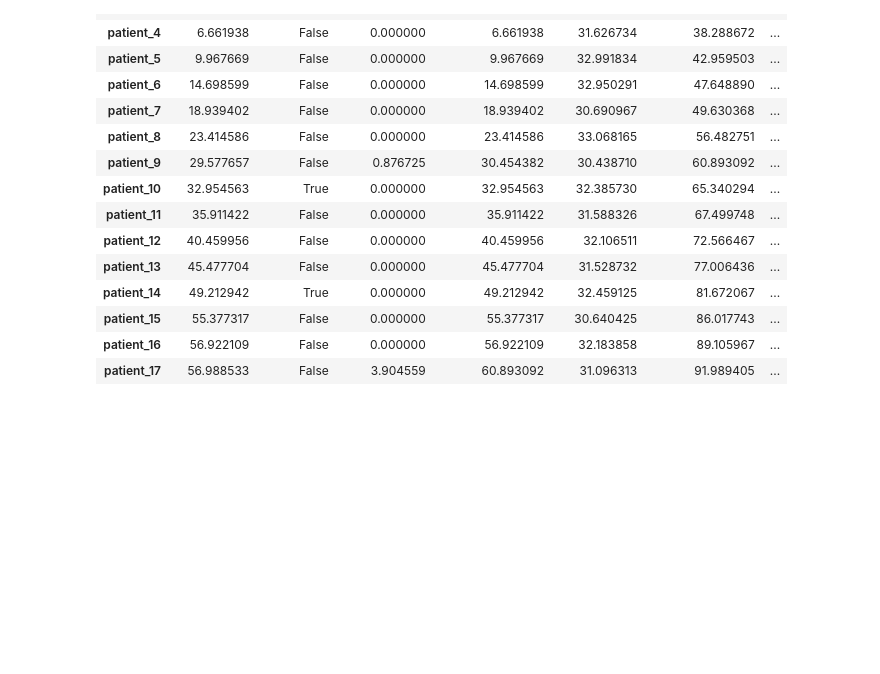
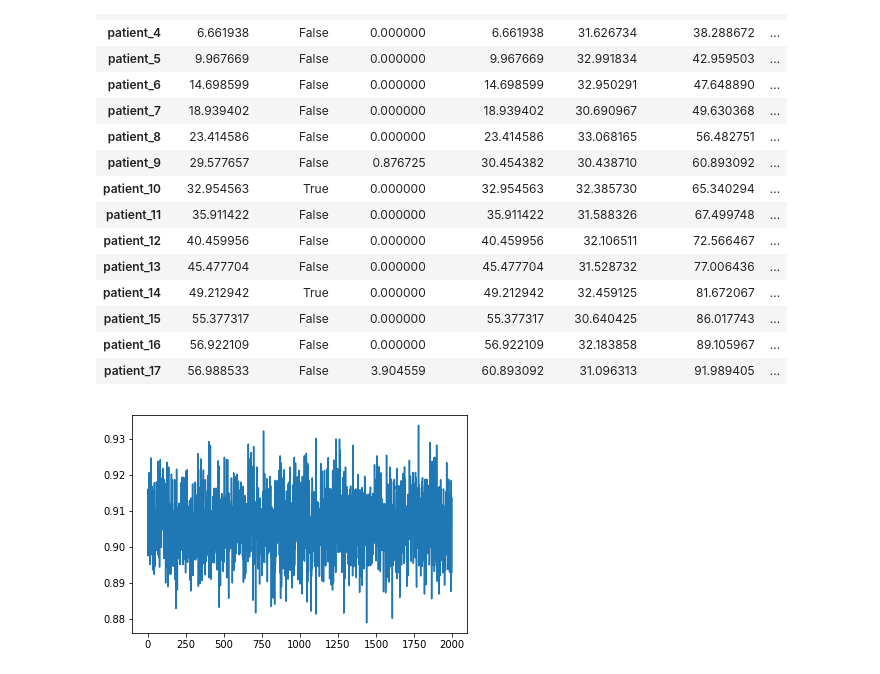
Before and after one commit to QiuyanGuo/Emergency-Room-Simulation, a Jupyter notebook: Checking.ipynb, the cells around one changed output. Cells and saved outputs as stored; diff of their text form; code cells hidden in the pictures; blank space fills up the shorter version.

```diff
--- a/Checking.ipynb
+++ b/Checking.ipynb
@@ -126,0 +153,36 @@ Total running time is 1.987s
+# %%
+clock()
+nurse = 8
+doctor = 4
+patient = random.randint(15, 25)  # random variable
+patient_nurse = int(patient * 0.2)  # patients only to see nurse
+patient_nurse_doctor = patient - patient_nurse  # patients to see nurse & doctor
+
+# (mean, sd, min, max) random variables indicating the time(minutes) a patient needs to spent with a nurse/doctor
+mean_time = random.randint(25, 35)
+sd = 1
+min_time = mean_time - 10
+max_time = mean_time + 10
+# %%
+def utilization(mean_t, sd, min_t, max_t, nurse, doctor, patient, p_mix):
+
+    total_nurse_time = TimeDistribution(mean_time, sd, min_time, max_time, patient).sum_truncnorm()
+    total_doctor_time = TimeDistribution(mean_time, sd, min_time, max_time, p_mix).sum_truncnorm()
+
+    utilization_nurse = total_nurse_time / (nurse * 60)
+    utilization_doctor = total_doctor_time / (doctor * 60)
+
+    return utilization_nurse, utilization_doctor
+
+
+ut_nurse, ut_doctor = [], []
+
+for i in range(2000):
+    utilization_nurse, utilization_doctor = utilization(mean_time, sd, min_time, max_time, nurse, doctor, patient, patient_nurse_doctor)
+    ut_nurse.append(utilization_nurse)
+    ut_doctor.append(utilization_doctor)
+# %%
+plt.plot(ut_nurse)
+plt.show()
+# %% [output]
+[figure, added]
```
Also changed, not shown: parts of 9 cells of this notebook.
